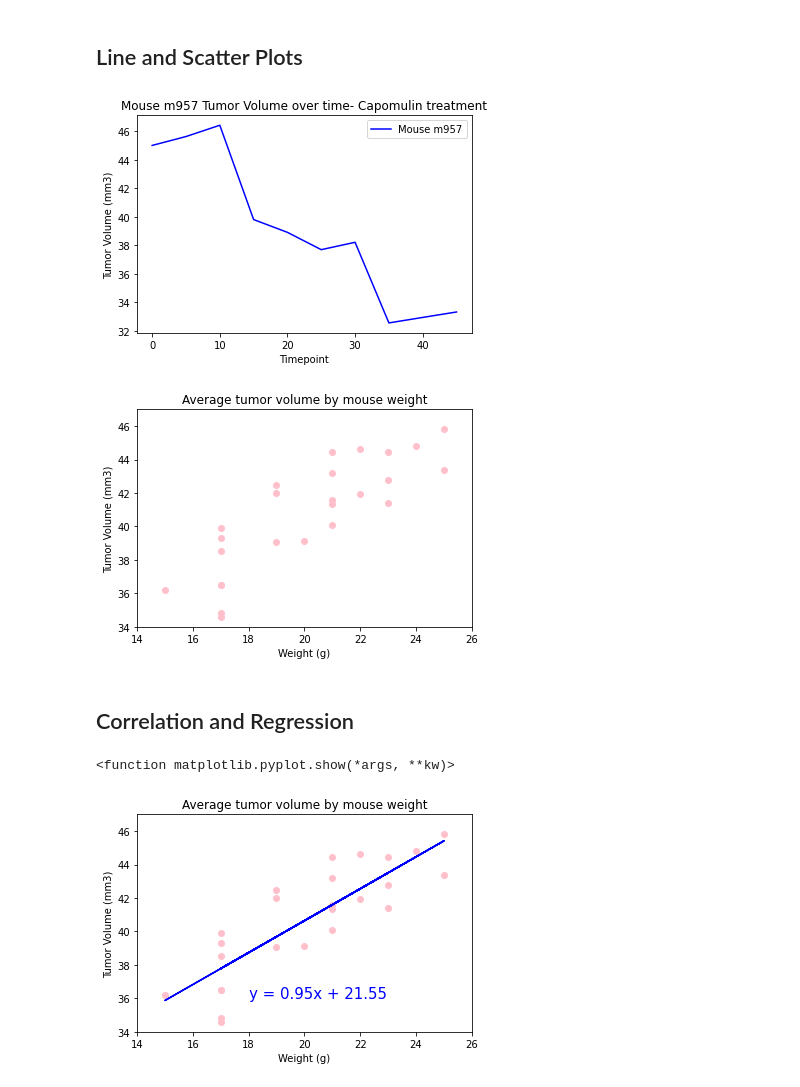
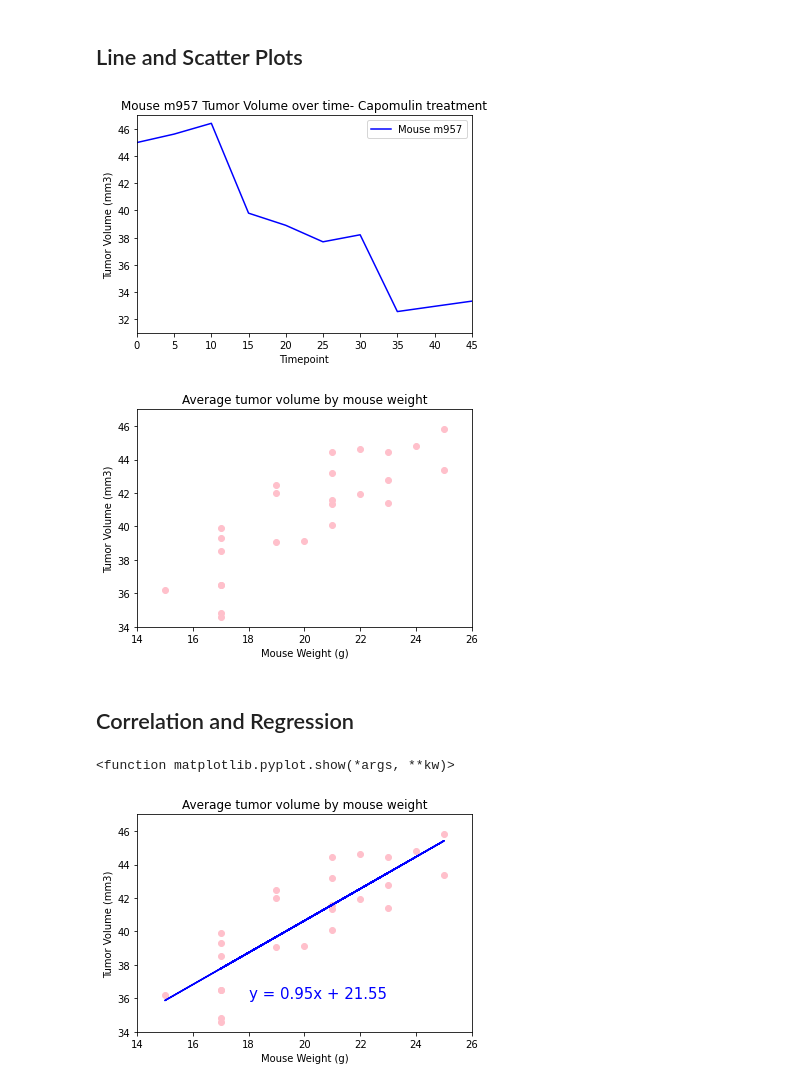
Before and after one commit to kunaual/matplotlib-challenge, a Jupyter notebook: Pymaceuticals/pymaceuticals.ipynb, the cells around one changed output. Saved outputs shown, nothing was run; the diff lists cells and outputs as text; code cells hidden in the pictures.

```diff
--- a/Pymaceuticals/pymaceuticals.ipynb
+++ b/Pymaceuticals/pymaceuticals.ipynb
@@ -377,19 +373,21 @@ plt.show()
 ## Line and Scatter Plots
 # %%
 # Generate a line plot of tumor volume vs. time point for a mouse treated with Capomulin
-mouse_m957=fourTrtmts_df[["Timepoint","Tumor Volume (mm3)"]].loc[fourTrtmts_df["Mouse ID"] =="m957"]#Drug Regimen"]=="Capomulin"]
-#print(fourTrtmts_df.loc[fourTrtmts_df["Mouse ID"] =="m957"])
+mouse_m957=fourTrtmts_df[["Timepoint","Tumor Volume (mm3)"]].loc[fourTrtmts_df["Mouse ID"] =="m957"]
+
 m957_plot, = plt.plot(mouse_m957["Timepoint"], mouse_m957["Tumor Volume (mm3)"], color="blue", label="Mouse m957" )
 
 plt.title("Mouse m957 Tumor Volume over time- Capomulin treatment")
 plt.xlabel("Timepoint")
 plt.ylabel("Tumor Volume (mm3)")
 plt.legend(handles=[m957_plot], loc="best")
 
+plt.ylim(31, 47)
+plt.xlim(0, 45)  #setting xlim based on first/lasttime 0/45
 # Show the chart
 plt.show()
 # %% [output]
-[figure, old version]
+[figure, new version]
 # %%
 # Generate a scatter plot of average tumor volume vs. mouse weight for the Capomulin regimen
 capData = fourTrtmts_df.loc[fourTrtmts_df["Drug Regimen"] =="Capomulin"]
@@ -401,13 +399,13 @@ x_axis=capMouse_gb["Weight (g)"]
 y_axis=capMouse_gb["Tumor Volume (mm3)"]
 weightVtumorplot = plt.scatter(x_axis, y_axis, marker="o", facecolors="pink")
 plt.title("Average tumor volume by mouse weight")
-plt.xlabel("Weight (g)")
+plt.xlabel("Mouse Weight (g)")
 plt.ylabel("Tumor Volume (mm3)")
 plt.xlim(14, 26)
 plt.ylim(34, 47)
 plt.show()
 # %% [output]
-[figure, old version]
+[figure, new version]
 # %% [markdown]
 ## Correlation and Regression
 # %%
@@ -415,6 +413,8 @@ plt.show()
 # for mouse weight and average tumor volume for the Capomulin regimen
 (slope, intercept, rvalue, pvalue, stderr) = linregress(x_axis, y_axis)
 #eq of a line y=mx+b
+
+#todo correlation coefficient
 regress_values = slope*x_axis  + intercept
 line_eq = "y = " + str(round(slope,2)) + "x + " + str(round(intercept,2))
 
@@ -423,7 +423,7 @@ plt.annotate(line_eq,(18,36),fontsize=15,color="blue")
 
 plt.scatter(x_axis, y_axis, marker="o", facecolors="pink")
 plt.title("Average tumor volume by mouse weight")
-plt.xlabel("Weight (g)")
+plt.xlabel("Mouse Weight (g)")
 plt.ylabel("Tumor Volume (mm3)")
 plt.xlim(14, 26)
 plt.ylim(34, 47)
@@ -431,4 +431,4 @@ plt.ylim(34, 47)
 plt.show
 # %% [output]
 <function matplotlib.pyplot.show(*args, **kw)>
-[figure, old version]
+[figure, new version]
```
Also changed, not shown: parts of 3 cells of this notebook.
